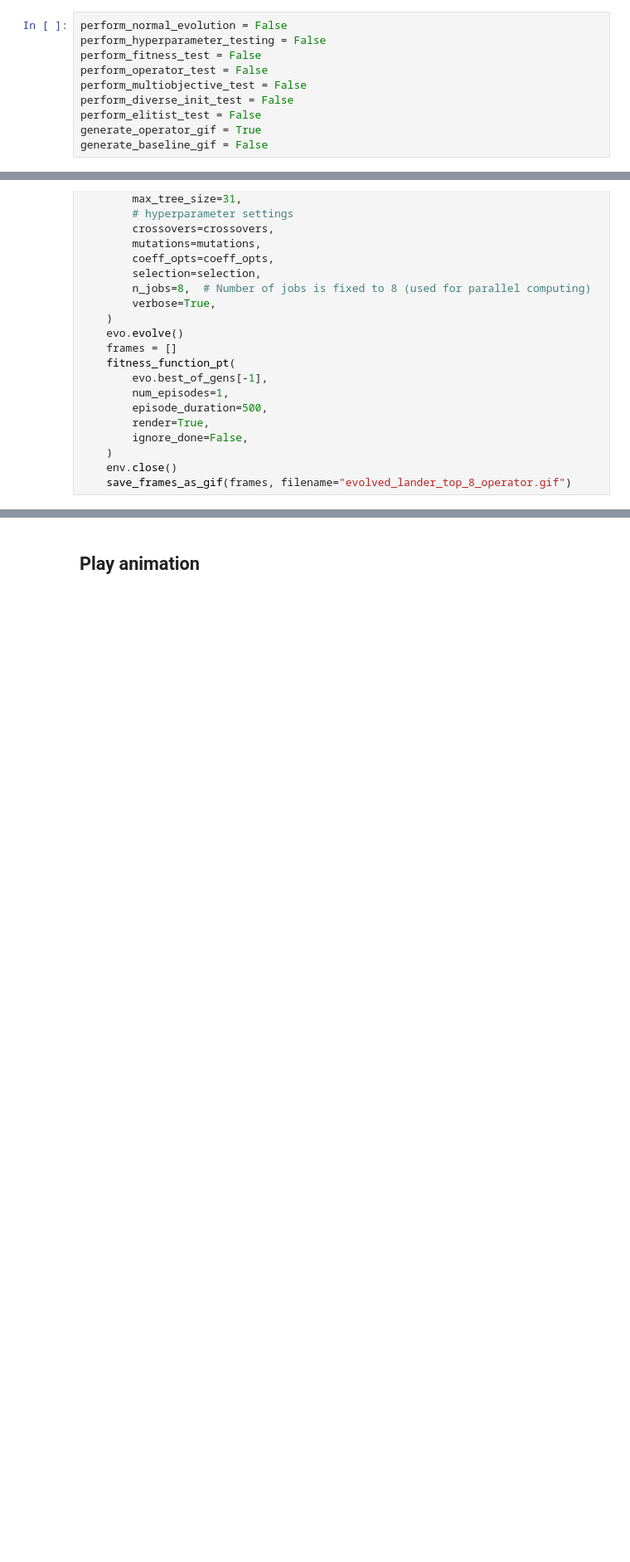
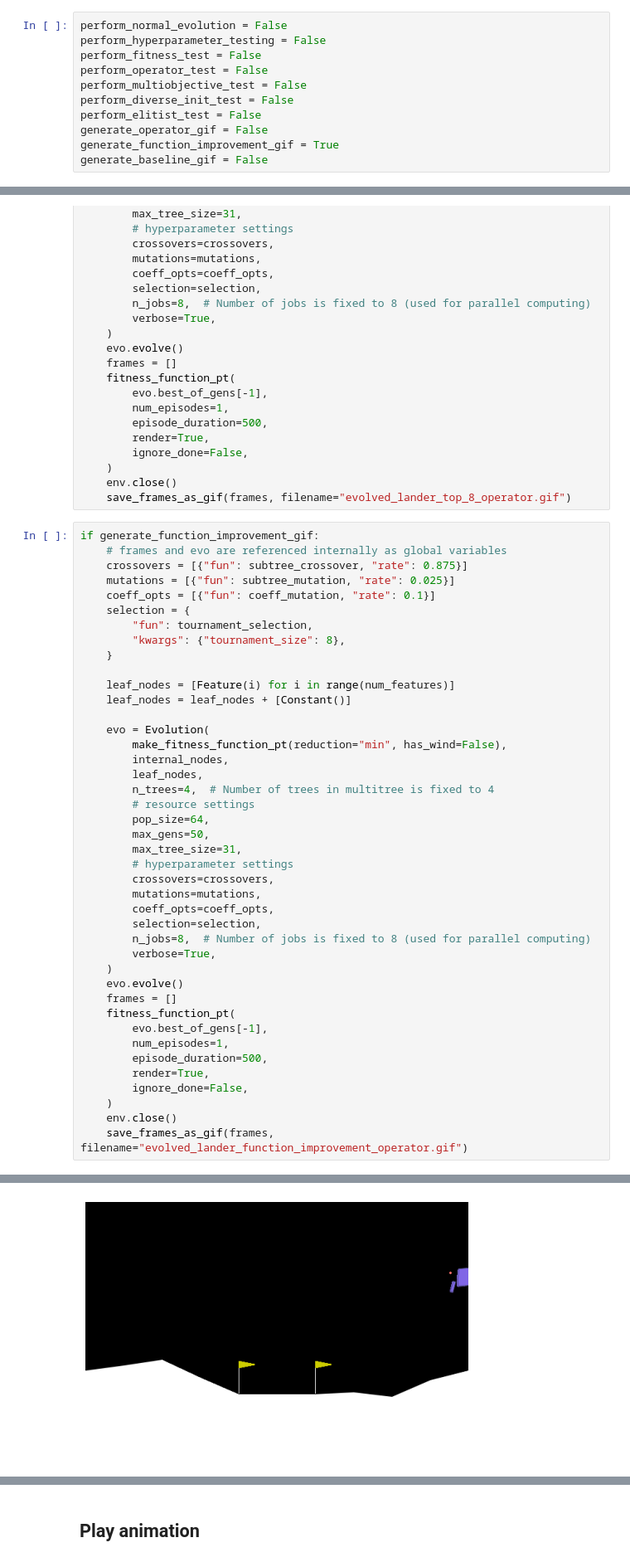
Before and after one commit to tbloemen/lunarlanding, a Jupyter notebook: solution.ipynb, the cells around one changed output, grey strips where cells are left out. Shown at 83% size. Saved outputs shown, nothing was run; the diff lists cells and outputs as text; blank space fills up the shorter version.

Commit message:
add the gifs for function improvement

```diff
--- a/solution.ipynb
+++ b/solution.ipynb
@@ -100,7 +100,8 @@ perform_operator_test = False
 perform_multiobjective_test = False
 perform_diverse_init_test = False
 perform_elitist_test = False
-generate_operator_gif = True
+generate_operator_gif = False
+generate_function_improvement_gif = True
 generate_baseline_gif = False
 # %%
 Transition = namedtuple("Transition", ("state", "action", "next_state", "reward"))
@@ -1624,3 +1634,46 @@ if generate_operator_gif:
     )
     env.close()
     save_frames_as_gif(frames, filename="evolved_lander_top_8_operator.gif")
+# %%
+if generate_function_improvement_gif:
+    # frames and evo are referenced internally as global variables
+    crossovers = [{"fun": subtree_crossover, "rate": 0.875}]
+    mutations = [{"fun": subtree_mutation, "rate": 0.025}]
+    coeff_opts = [{"fun": coeff_mutation, "rate": 0.1}]
+    selection = {
+        "fun": tournament_selection,
+        "kwargs": {"tournament_size": 8},
+    }
+
+    leaf_nodes = [Feature(i) for i in range(num_features)]
+    leaf_nodes = leaf_nodes + [Constant()]
+
+    evo = Evolution(
+        make_fitness_function_pt(reduction="min", has_wind=False),
+        internal_nodes,
+        leaf_nodes,
+        n_trees=4,  # Number of trees in multitree is fixed to 4
+        # resource settings
+        pop_size=64,
+        max_gens=50,
+        max_tree_size=31,
+        # hyperparameter settings
+        crossovers=crossovers,
+        mutations=mutations,
+        coeff_opts=coeff_opts,
+        selection=selection,
+        n_jobs=8,  # Number of jobs is fixed to 8 (used for parallel computing)
+        verbose=True,
+    )
+    evo.evolve()
+    frames = []
+    fitness_function_pt(
+        evo.best_of_gens[-1],
+        num_episodes=1,
+        episode_duration=500,
+        render=True,
+        ignore_done=False,
+    )
+    env.close()
+    save_frames_as_gif(frames, filename="evolved_lander_function_improvement_operator.gif")
+# %% [output]
@@ -1627,3 +1698,4 @@ if generate_operator_gif:
+[figure, added]
 # %%
 if generate_baseline_gif:
     # frames and evo are referenced internally as global variables
```
Also changed, not shown: parts of 6 cells of this notebook, 2 other files.
